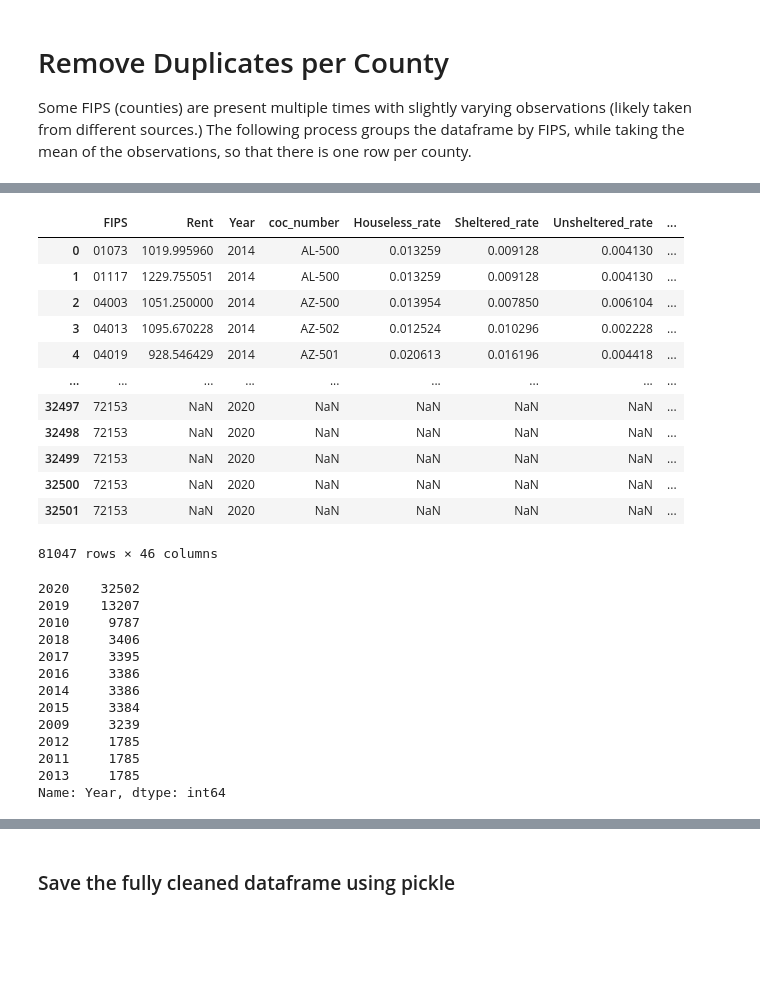
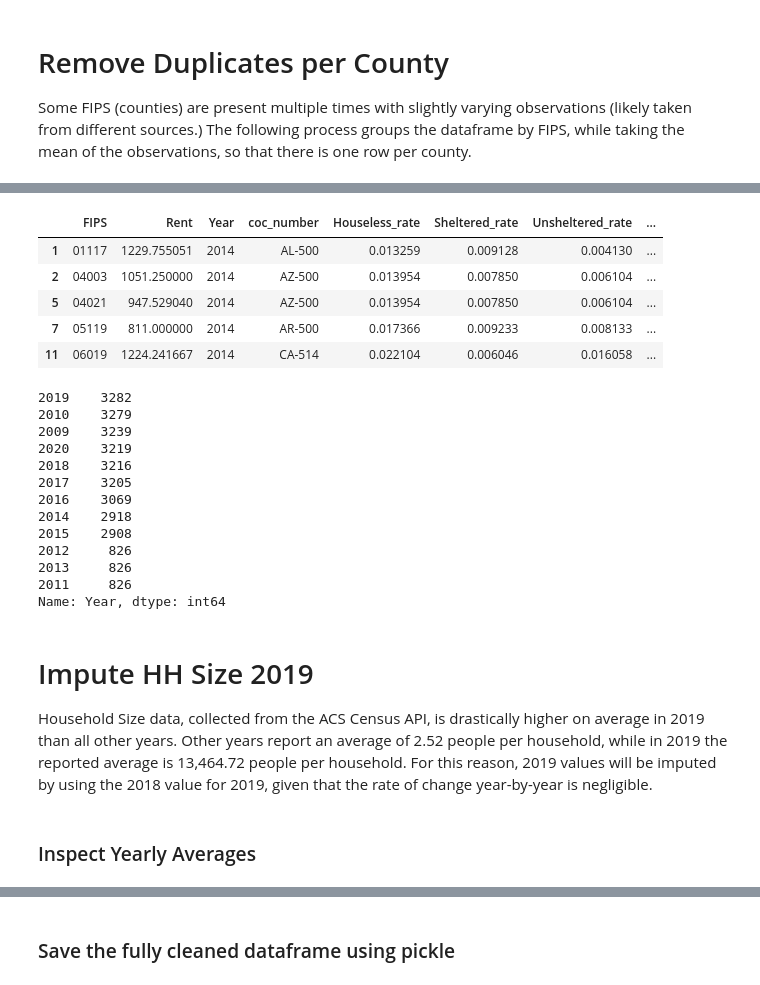
Before and after one commit to khyateed/projecting-food-insecurity, a Jupyter notebook: notebooks/cleaning_pt2.ipynb, the cells around one changed output, grey strips where cells are left out. Saved outputs shown, nothing was run; the diff lists cells and outputs as text; code cells hidden in the pictures; blank space fills up the shorter version.

```diff
--- a/notebooks/cleaning_pt2.ipynb
+++ b/notebooks/cleaning_pt2.ipynb
@@ -217,45 +217,43 @@ no_dups_20 = df[df.Year=='2020'].groupby('FIPS').mean().reset_index()
 # %%
 # re-add in the columns that were removed during groupby operation
 no_dups_10 = no_dups_10.merge(df[df.Year=='2010'][['Year','FIPS','Low Threshold Type','High Threshold Type', 'State',
-                                                   'coc_number','County','State/County']],on='FIPS')
+                'coc_number','County','State/County']],on='FIPS').drop_duplicates().dropna(subset=['State/County'])
 no_dups_19 = no_dups_19.merge(df[df.Year=='2019'][['Year','FIPS','Low Threshold Type','High Threshold Type', 'State',
-                                         'coc_number','County','State/County']],on='FIPS')
+                'coc_number','County','State/County']],on='FIPS').drop_duplicates().dropna(subset=['State/County'])
 no_dups_20 = no_dups_20.merge(df[df.Year=='2020'][['Year','FIPS','Low Threshold Type','High Threshold Type', 'State',
-                                         'coc_number','County','State/County']],on='FIPS')
+                'coc_number','County','State/County']],on='FIPS').drop_duplicates().dropna(subset=['State/County'])
 # %%
 # drop older data from main df, which contained duplicates
 df_trimmed = df.drop(df[df.Year.isin(['2010', '2019','2020'])].index)
 
 # add newly grouped data with no duplicates back into main df
-ndf = pd.concat([df_trimmed, no_dups_10, no_dups_19, no_dups_20])
-ndf
+df = pd.concat([df_trimmed, no_dups_10, no_dups_19, no_dups_20])
+df.head()
 # %% [output]
 |  | FIPS | Rent | Year | coc_number | Houseless_rate | Sheltered_rate | Unsheltered_rate | ... |
-| 0 | 01073 | 1019.995960 | 2014 | AL-500 | 0.013259 | 0.009128 | 0.004130 | ... |
 | 1 | 01117 | 1229.755051 | 2014 | AL-500 | 0.013259 | 0.009128 | 0.004130 | ... |
 | 2 | 04003 | 1051.250000 | 2014 | AZ-500 | 0.013954 | 0.007850 | 0.006104 | ... |
-| 3 | 04013 | 1095.670228 | 2014 | AZ-502 | 0.012524 | 0.010296 | 0.002228 | ... |
-| 4 | 04019 | 928.546429 | 2014 | AZ-501 | 0.020613 | 0.016196 | 0.004418 | ... |
-| ... | ... | ... | ... | ... | ... | ... | ... | ... |
-| 32497 | 72153 | NaN | 2020 | NaN | NaN | NaN | NaN | ... |
-| 32498 | 72153 | NaN | 2020 | NaN | NaN | NaN | NaN | ... |
-| 32499 | 72153 | NaN | 2020 | NaN | NaN | NaN | NaN | ... |
-| 32500 | 72153 | NaN | 2020 | NaN | NaN | NaN | NaN | ... |
-| 32501 | 72153 | NaN | 2020 | NaN | NaN | NaN | NaN | ... |
+| 5 | 04021 | 947.529040 | 2014 | AZ-500 | 0.013954 | 0.007850 | 0.006104 | ... |
+| 7 | 05119 | 811.000000 | 2014 | AR-500 | 0.017366 | 0.009233 | 0.008133 | ... |
+| 11 | 06019 | 1224.241667 | 2014 | CA-514 | 0.022104 | 0.006046 | 0.016058 | ... |
-81047 rows × 46 columns
 # %%
-ndf.Year.value_counts()
+df.Year.value_counts()
 # %% [output]
-2020    32502
-2019    13207
-2010     9787
-2018     3406
-2017     3395
-2016     3386
-2014     3386
-2015     3384
-2009     3239
-2012     1785
-2011     1785
-2013     1785
+2019    3282
+2010    3279
+2009    3239
+2020    3219
+2018    3216
+2017    3205
+2016    3069
+2014    2918
+2015    2908
+2012     826
+2013     826
+2011     826
 Name: Year, dtype: int64
+# %% [markdown]
+# Impute HH Size 2019
+Household Size data, collected from the ACS Census API, is drastically higher on average in 2019 than all other years. Other years report an average of 2.52 people per household, while in 2019 the reported average is 13,464.72 people per household. For this reason, 2019 values will be imputed by using the 2018 value for 2019, given that the rate of change year-by-year is negligible.
+# %% [markdown]
+### Inspect Yearly Averages
```
Also changed, not shown: parts of 9 cells of this notebook, 2 other files.
